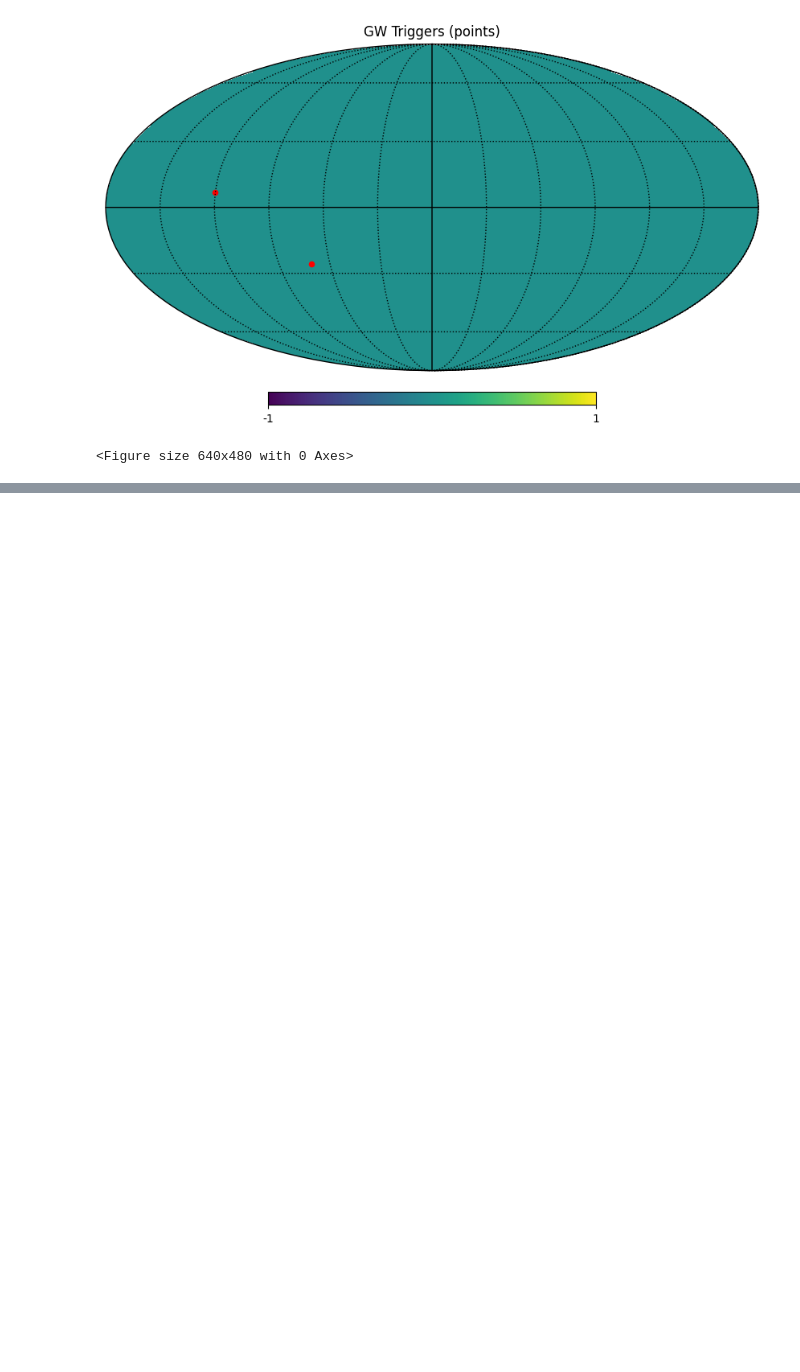
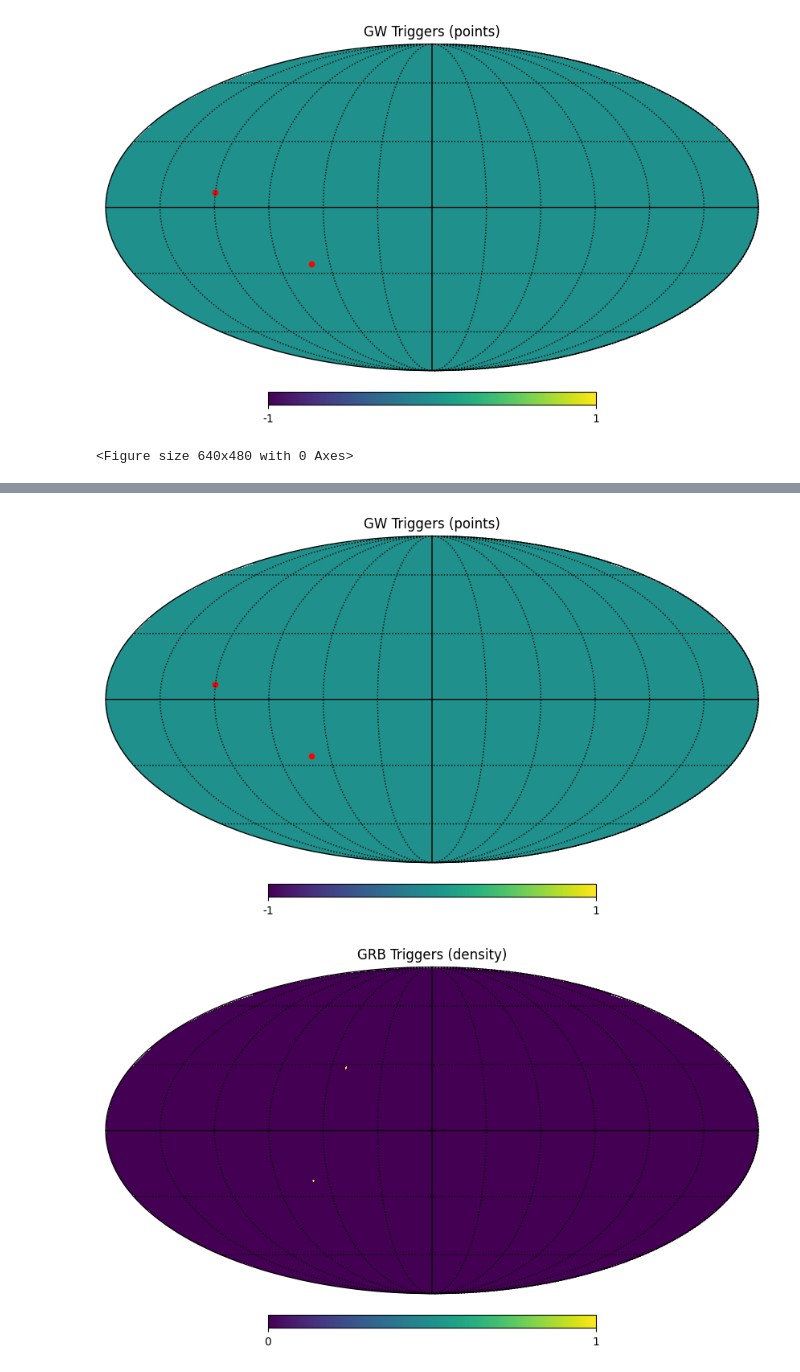
Before and after one commit to jhansth/gw-grb-joint-analysis, a Jupyter notebook: notebooks/exploratory_analysis.ipynb, the cells around one changed output, grey strips where cells are left out. Cells and saved outputs as stored; diff of their text form; code cells hidden in the pictures; blank space fills up the shorter version.

Commit message:
Figure updated exploratory analysis notebook with new visualizations and insights.

```diff
--- a/notebooks/exploratory_analysis.ipynb
+++ b/notebooks/exploratory_analysis.ipynb
@@ -148,3 +148,61 @@ plt.show()
 plt.savefig("figures/gw_triggers_mollview.png", dpi=200, bbox_inches="tight")
 # %% [output]
 <Figure size 640x480 with 0 Axes>
+# %%
+import numpy as np
+import pandas as pd
+import healpy as hp
+import matplotlib.pyplot as plt
+from pathlib import Path
+
+def load_ra_dec(path):
+    df = pd.read_csv(path)
+    ra = df["ra"].to_numpy()
+    dec = df["dec"].to_numpy()
+    # Auto-detect degrees vs radians
+    if ra.max() > 2*np.pi:
+        ra = np.deg2rad(ra)
+        dec = np.deg2rad(dec)
+    theta = np.pi/2 - dec  # colatitude
+    phi = ra               # longitude
+    return theta, phi
+
+def plot_density(theta, phi, title, outpath, nside=64):
+    m = np.zeros(hp.nside2npix(nside))
+    pix = hp.ang2pix(nside, theta, phi)
+    for p in pix:
+        m[p] += 1
+    hp.mollview(m, title=title)
+    hp.graticule()
+    plt.savefig(outpath, dpi=200, bbox_inches="tight")
+    plt.show()
+
+def plot_points(theta, phi, title, outpath, nside=64, color="red"):
+    hp.mollview(np.zeros(hp.nside2npix(nside)), title=title)
+    hp.projscatter(theta, phi, s=20, c=color)
+    hp.graticule()
+    plt.savefig(outpath, dpi=200, bbox_inches="tight")
+    plt.show()
+
+# Load data
+gw_theta, gw_phi = load_ra_dec("data/simulated/gw_triggers.csv")
+grb_theta, grb_phi = load_ra_dec("data/simulated/grb_triggers.csv")
+
+Path("figures").mkdir(exist_ok=True)
+
+# 1. GW only (density + points)
+plot_density(gw_theta, gw_phi, "GW Triggers (density)", "figures/gw_density.png")
+plot_points(gw_theta, gw_phi, "GW Triggers (points)", "figures/gw_points.png", color="red")
+
+# 2. GRB only (density + points)
+plot_density(grb_theta, grb_phi, "GRB Triggers (density)", "figures/grb_density.png")
+plot_points(grb_theta, grb_phi, "GRB Triggers (points)", "figures/grb_points.png", color="blue")
+
+# 3. Combined (points)
+hp.mollview(np.zeros(hp.nside2npix(64)), title="GW + GRB Triggers (points)")
+hp.projscatter(gw_theta, gw_phi, s=20, c="red", label="GW")
+hp.projscatter(grb_theta, grb_phi, s=20, c="blue", label="GRB")
+hp.graticule()
+plt.savefig("figures/gw_grb_combined_points.png", dpi=200, bbox_inches="tight")
+plt.show()
+# %% [output]
@@ -150,0 +210,2 @@ plt.savefig("figures/gw_triggers_mollview.png", dpi=200, bbox_inches="tight")
+[figure, added]
+[figure, added]
```
Also changed, not shown: parts of 1 cell of this notebook.
